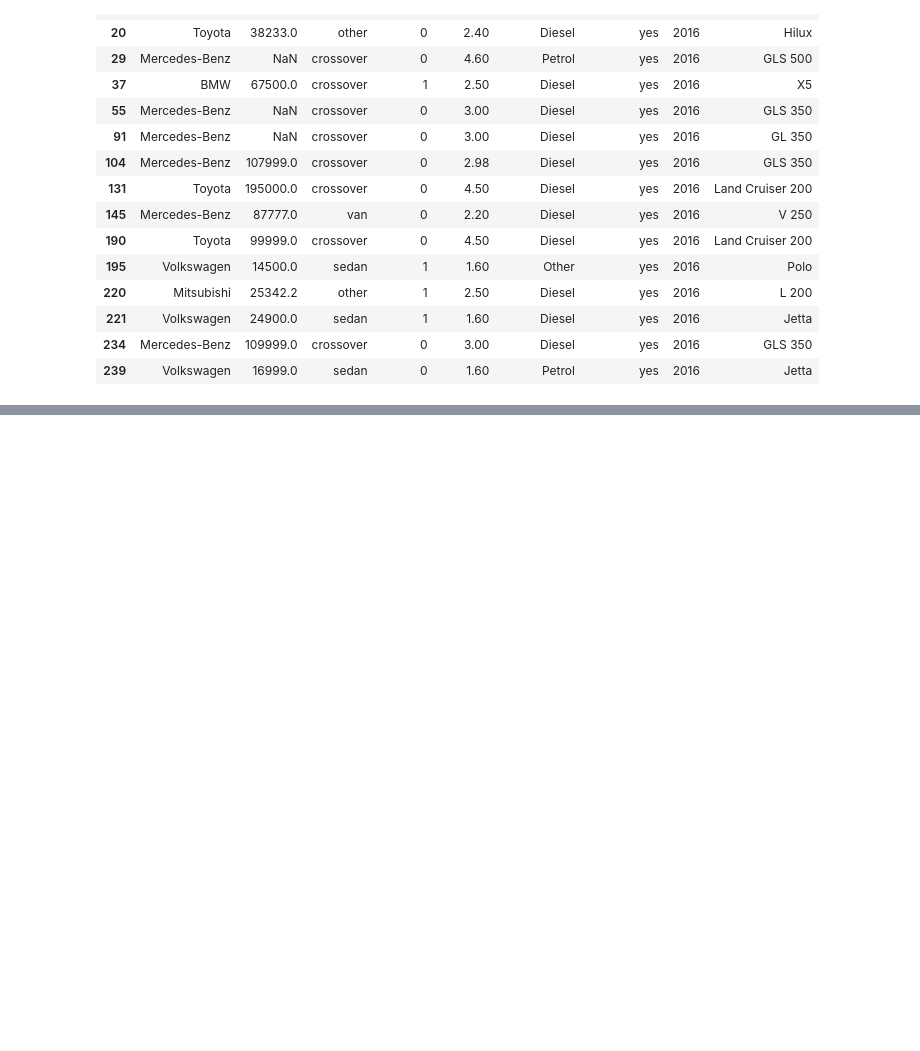
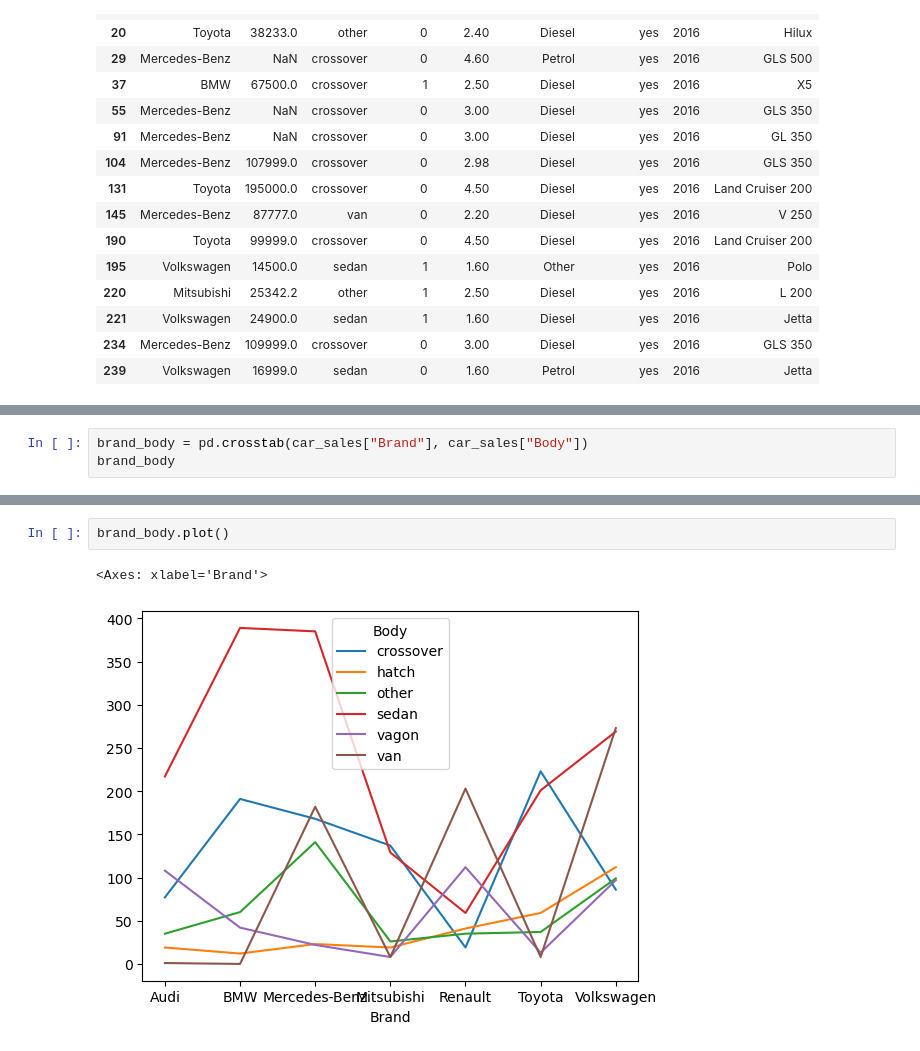
Before and after one commit to chuck-ankit/Python, a Jupyter notebook: ML_DS_missclinious/05_pandas_beginner.ipynb, the cells around one changed output, grey strips where cells are left out. Drawn from its saved outputs; the diff is of its cells as text; blank space fills up the shorter version.

```diff
--- a/ML_DS_missclinious/05_pandas_beginner.ipynb
+++ b/ML_DS_missclinious/05_pandas_beginner.ipynb
@@ -399,0 +436,3 @@ new_cars.iloc[:15]
+# %%
+brand_body = pd.crosstab(car_sales["Brand"], car_sales["Body"])
+brand_body
@@ -399,0 +449,5 @@ new_cars.iloc[:15]
+# %%
+brand_body.plot()
+# %% [output]
+<Axes: xlabel='Brand'>
+[figure, added]
```
Also changed, not shown: parts of 12 cells of this notebook, 1 other file.
